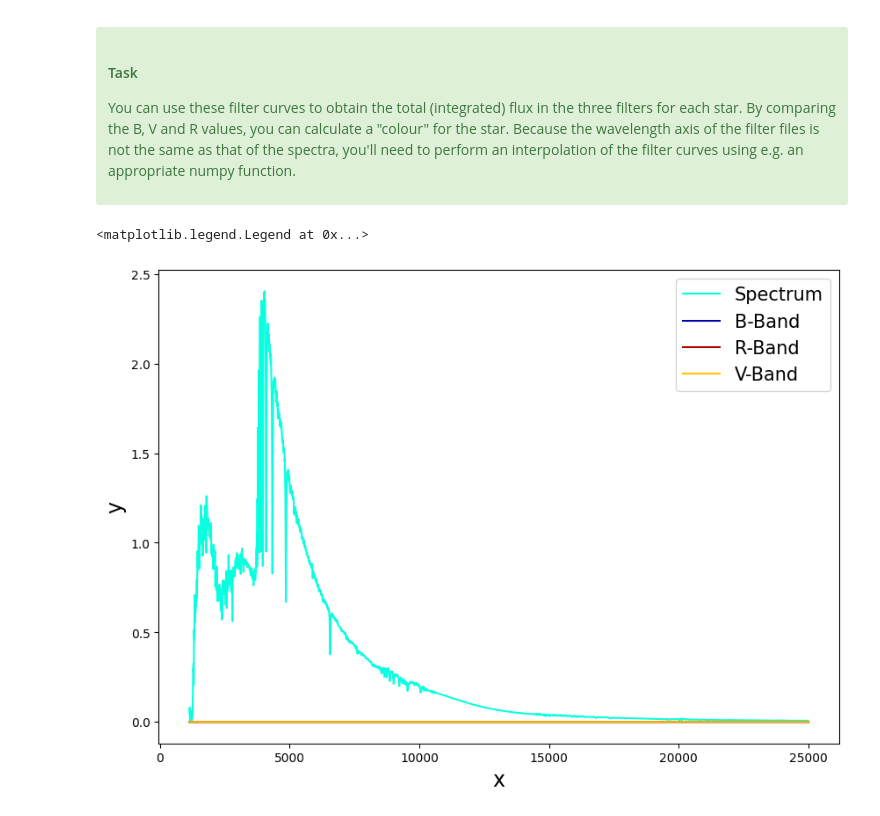
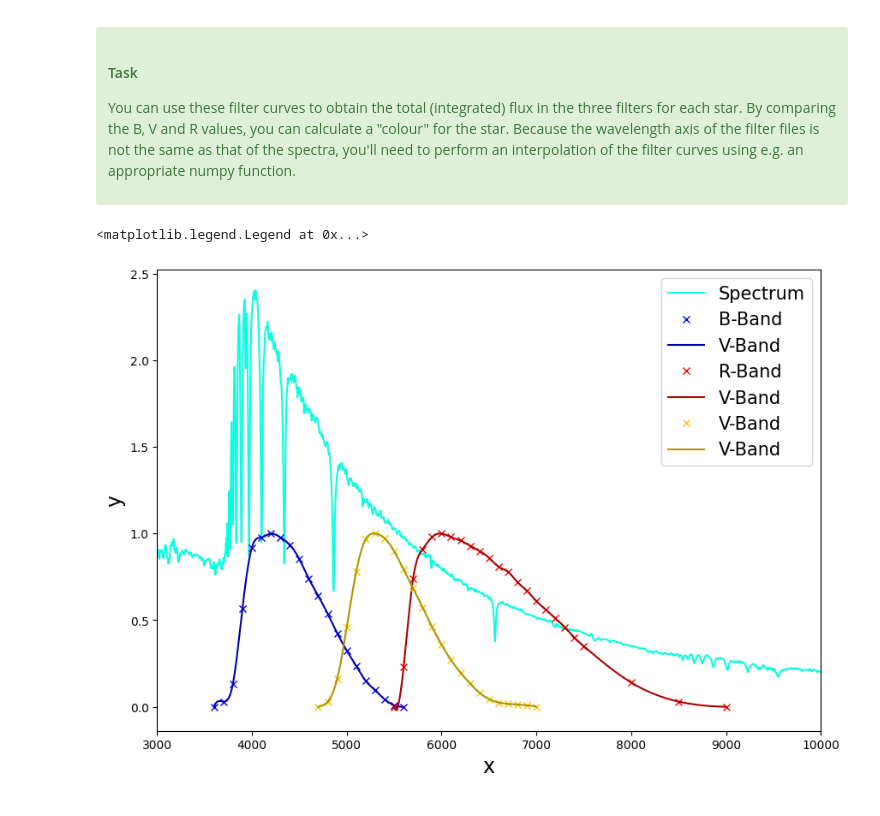
Before and after one commit to B0whunt3r21/AstroPrak, a Jupyter notebook: SpectralTypeClassification.ipynb, the cells around one changed output. Cells and saved outputs as stored; diff of their text form; code cells hidden in the pictures.

Commit message:
Splines added, (TODO: Filter the Spectra 日)

```diff
--- a/SpectralTypeClassification.ipynb
+++ b/SpectralTypeClassification.ipynb
@@ -408,39 +409,56 @@ data = []
 for file in filters:
     data.append(np.genfromtxt(ROOT+PATH+FILTER+file, dtype=np.float32, names = ['Wavelength','Throughput'], usecols=(0, 1)))
 
 filterWavelengthsB = []
 filterValuesB = []
 for f in data[0]:
     filterWavelengthsB.append(f[0])
     filterValuesB.append(f[1])
 
 filterWavelengthsR = []
 filterValuesR = []
 for f in data[1]:
     filterWavelengthsR.append(f[0])
     filterValuesR.append(f[1])
 
 filterWavelengthsV = []
 filterValuesV = []
 for f in data[2]:
     filterWavelengthsV.append(f[0])
     filterValuesV.append(f[1])
 
-x_int = np.arange(x.min(), x.max() ,0.001)
+#Wellenlaenge umrechnen
+filterWavelengthsB = np.multiply(filterWavelengthsB, 10000)
+filterWavelengthsR = np.multiply(filterWavelengthsR, 10000)
+filterWavelengthsV = np.multiply(filterWavelengthsV, 10000)
 
-def linInterp(xData, yData):
-    yi = np.array(yData)[np.digitize(xData, x)]
-    y_int = np.interp(x_int, xData, yi)
-    return (y_int)
+#Spline Interpolation
+def spline(xData, yData):
+    tck = splrep(xData, yData)
+    xRange = np.arange(min(xData), max(xData), 5)
+    return [xRange, splev(xRange, tck)]
+
+xB, yB = spline(filterWavelengthsB, filterValuesB)
+xR, yR = spline(filterWavelengthsR, filterValuesR)
+xV, yV = spline(filterWavelengthsV, filterValuesV)
 
 fig, ax = plt.subplots(1, 1, figsize=(10,7))
+
 ax.plot(x, y, c='#0AFFE0', label='Spectrum')
-ax.plot(x_int, linInterp(filterWavelengthsB, filterValuesB), c='#0000AA', label='B-Band')
-ax.plot(x_int, linInterp(filterWavelengthsR, filterValuesR), c='#AA0000', label='R-Band')
-ax.plot(x_int, linInterp(filterWavelengthsV, filterValuesV), c='#FFC500', label='V-Band')
+
+ax.plot(filterWavelengthsB, filterValuesB, 'x', c='#0000FF', label='B-Band')
+ax.plot(xB, yB, c='#0000AA', label='V-Band')
+
+ax.plot(filterWavelengthsR, filterValuesR, 'x', c='#FF0000', label='R-Band')
+ax.plot(xR, yR, c='#AA0000', label='V-Band')
+
+ax.plot(filterWavelengthsV, filterValuesV, 'x', c='#FFC500', label='V-Band')
+ax.plot(xV, yV, c='#AA9500', label='V-Band')
+
 ax.set_xlabel('x', fontsize=17)
 ax.set_ylabel('y', fontsize=17)
+ax.set_xlim([3000, 10000])
 ax.legend(loc='best', fontsize=15)
 # %% [output]
 <matplotlib.legend.Legend at 0x...>
-[figure, old version]
+[figure, new version]
```
Also changed, not shown: parts of 3 cells of this notebook.
